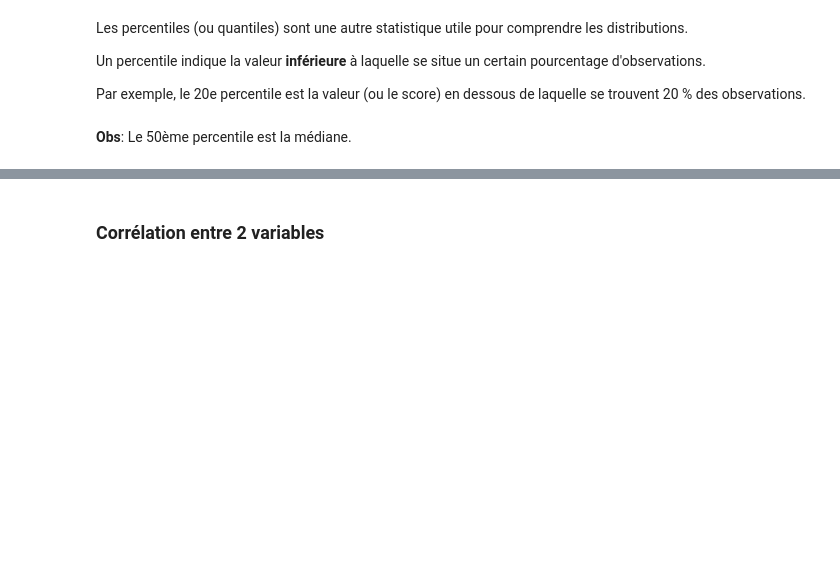
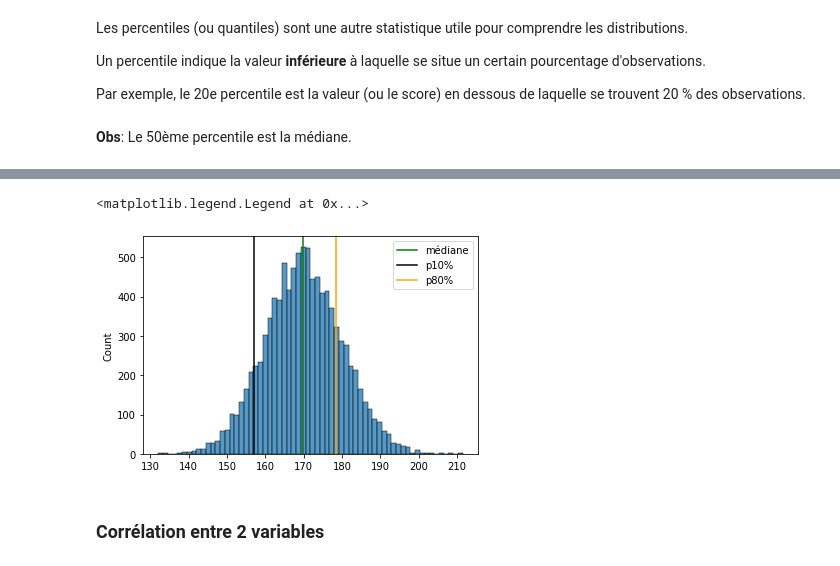
Before and after one commit to sheriffff/teaching_ibm_skillup_data_analytics2022, a Jupyter notebook: fra/02.stats.ipynb, the cells around one changed output, grey strips where cells are left out. Saved outputs shown, nothing was run; the diff lists cells and outputs as text; code cells hidden in the pictures; blank space fills up the shorter version.

```diff
--- a/fra/02.stats.ipynb
+++ b/fra/02.stats.ipynb
@@ -316,3 +392,13 @@ np.quantile(salaries, 0.9).round(1)
+# %%
+fig, ax = plt.subplots()
+g = sns.histplot(x=heights)
+g.axvline(np.median(heights), c="green", label="médiane")
+g.axvline(np.quantile(heights, 0.1), c="black", label="p10%")
+g.axvline(np.quantile(heights, 0.8), c="orange", label="p80%")
+plt.legend()
+# %% [output]
+<matplotlib.legend.Legend at 0x...>
+[figure, added]
 # %% [markdown]
 ### Corrélation entre 2 variables
 # %% [markdown]
```
Also changed, not shown: parts of 65 cells of this notebook.
